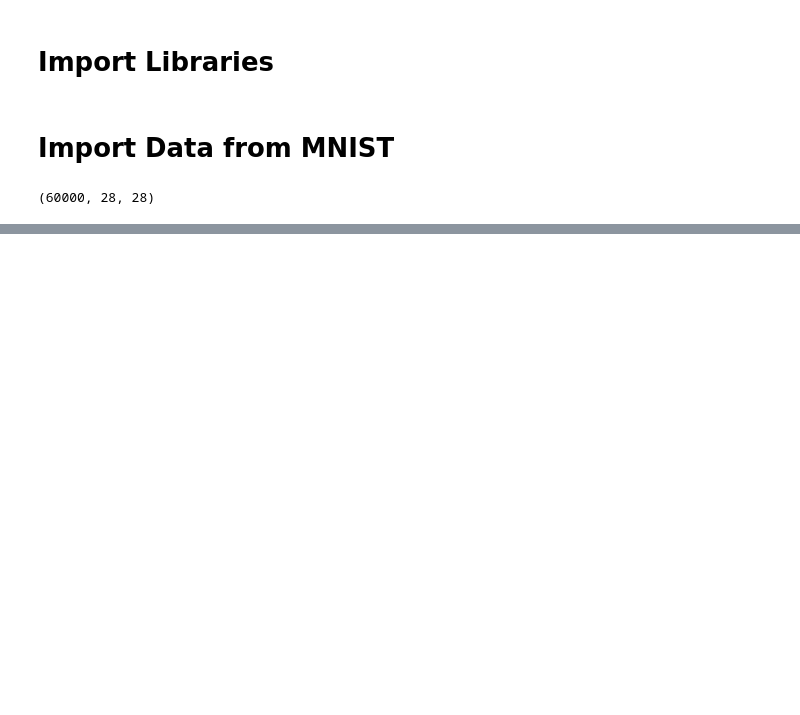
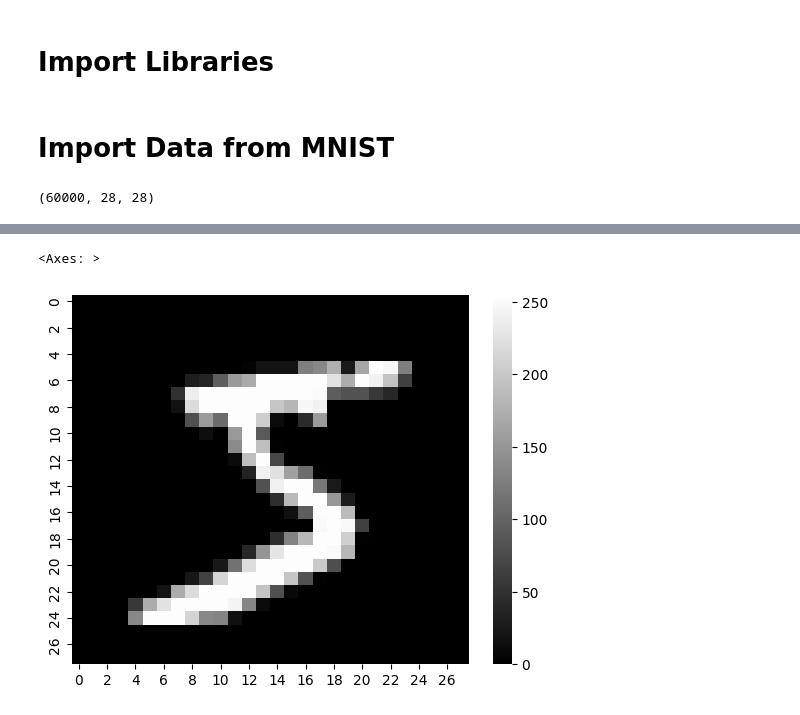
Before and after one commit to nayeem29dse/Digit-Recognization-Model-with-KNN, a Jupyter notebook: modeling.ipynb, the cells around one changed output, grey strips where cells are left out. Saved outputs shown, nothing was run; the diff lists cells and outputs as text; code cells hidden in the pictures; blank space fills up the shorter version.

```diff
--- a/modeling.ipynb
+++ b/modeling.ipynb
@@ -27,0 +58,5 @@ X_train.shape
+# %%
+sns.heatmap(X_train[0], cmap='gray')
+# %% [output]
+<Axes: >
+[figure, added]
```
Also changed, not shown: parts of 5 cells of this notebook.
